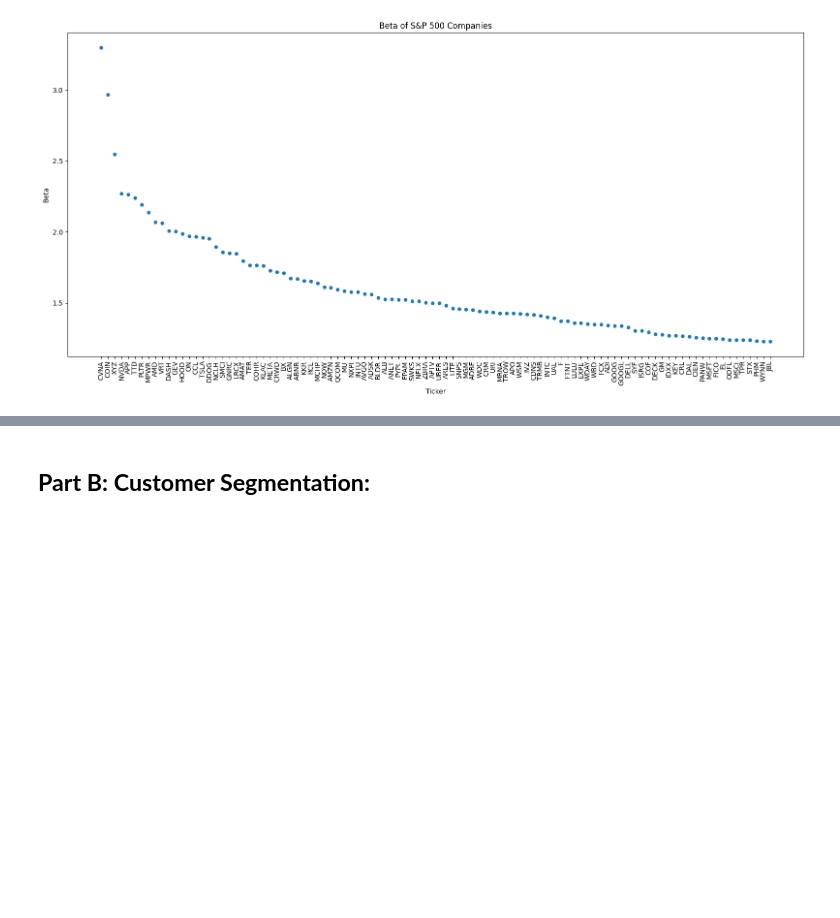
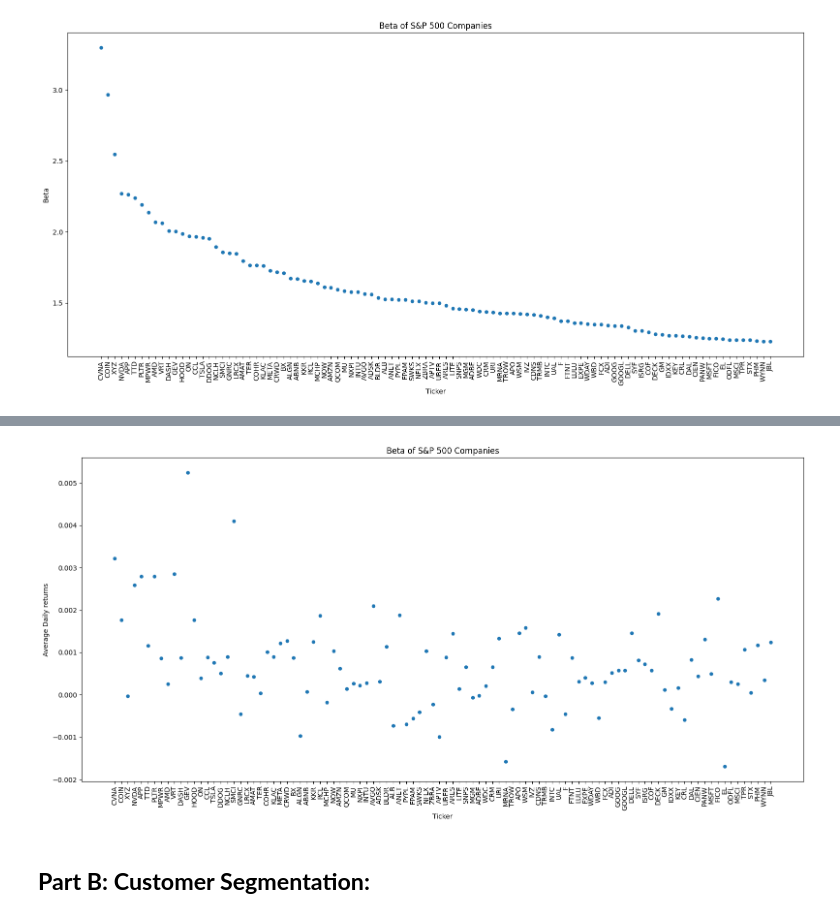
Before and after one commit to abdullaawad/Data-Warehousing-Coursework, a Jupyter notebook: DWCoursework.ipynb, the cells around one changed output, grey strips where cells are left out. Saved outputs shown, nothing was run; the diff lists cells and outputs as text; code cells hidden in the pictures; blank space fills up the shorter version.

```diff
--- a/DWCoursework.ipynb
+++ b/DWCoursework.ipynb
@@ -374,8 +417,10 @@ plt.show()
 # %%
-all_dim_100.plot(x='Ticker', y=['Beta'], kind='scatter', figsize=(16,8))
+all_dim_100.plot(x='Ticker', y=['Average Daily returns'], kind='scatter', figsize=(16,8))
 plt.title('Beta of S&P 500 Companies')
 plt.xlabel('Ticker')
-plt.ylabel('Beta')
+plt.ylabel('Average Daily returns')
 plt.xticks(rotation=90)
 plt.tight_layout()
 plt.show()
+# %% [output]
+[figure, added]
```
Also changed, not shown: parts of 20 cells of this notebook.
